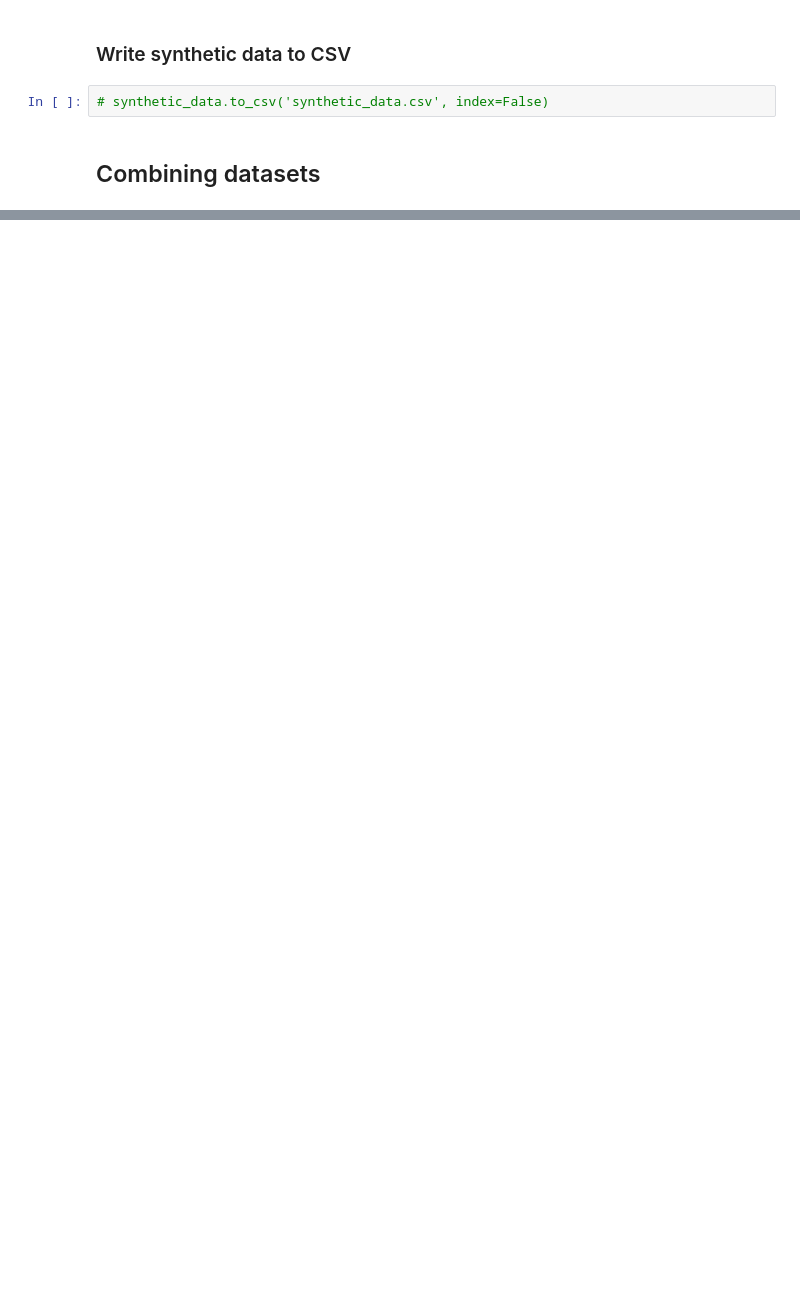
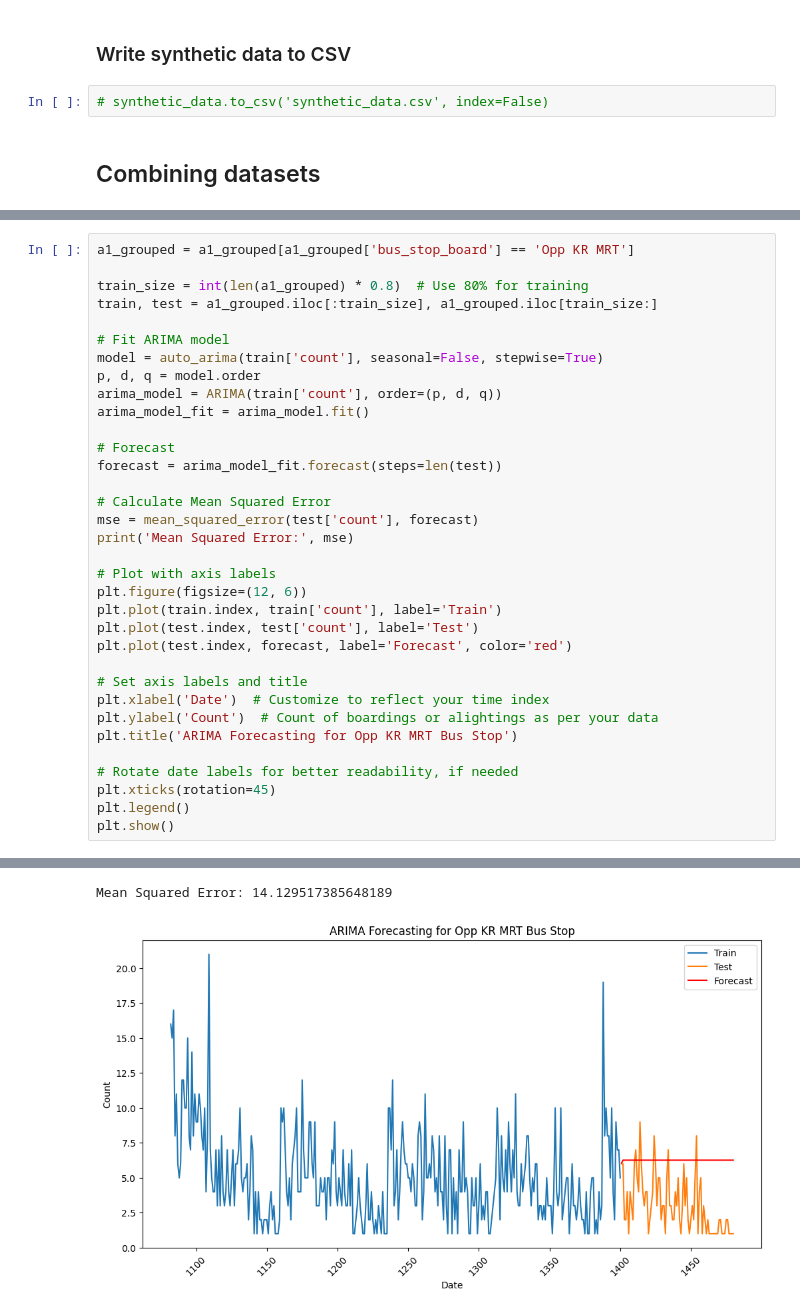
Before and after one commit to angelynnnnn/Optimizing-Public-Transport-Data, a Jupyter notebook: testsynthesise.ipynb, the cells around one changed output, grey strips where cells are left out. Saved outputs shown, nothing was run; the diff lists cells and outputs as text; blank space fills up the shorter version.

```diff
--- a/testsynthesise.ipynb
+++ b/testsynthesise.ipynb
@@ -367,0 +483,35 @@ ValueError: could not convert string to float: 'Opp KR MRT'
+# %%
+a1_grouped = a1_grouped[a1_grouped['bus_stop_board'] == 'Opp KR MRT']
+
+train_size = int(len(a1_grouped) * 0.8)  # Use 80% for training
+train, test = a1_grouped.iloc[:train_size], a1_grouped.iloc[train_size:]
+
+# Fit ARIMA model
+model = auto_arima(train['count'], seasonal=False, stepwise=True)
+p, d, q = model.order
+arima_model = ARIMA(train['count'], order=(p, d, q))
+arima_model_fit = arima_model.fit()
+
+# Forecast
+forecast = arima_model_fit.forecast(steps=len(test))
+
+# Calculate Mean Squared Error
+mse = mean_squared_error(test['count'], forecast)
+print('Mean Squared Error:', mse)
+
+# Plot with axis labels
+plt.figure(figsize=(12, 6))
+plt.plot(train.index, train['count'], label='Train')
+plt.plot(test.index, test['count'], label='Test')
+plt.plot(test.index, forecast, label='Forecast', color='red')
+
+# Set axis labels and title
+plt.xlabel('Date')  # Customize to reflect your time index
+plt.ylabel('Count')  # Count of boardings or alightings as per your data
+plt.title('ARIMA Forecasting for Opp KR MRT Bus Stop')
+
+# Rotate date labels for better readability, if needed
+plt.xticks(rotation=45)
+plt.legend()
+plt.show()
+# %% [output]
@@ -367,0 +531,2 @@ ValueError: could not convert string to float: 'Opp KR MRT'
+Mean Squared Error: 14.129517385648189
+[figure, added]
```
Also changed, not shown: parts of 21 cells of this notebook, 2 other files.
